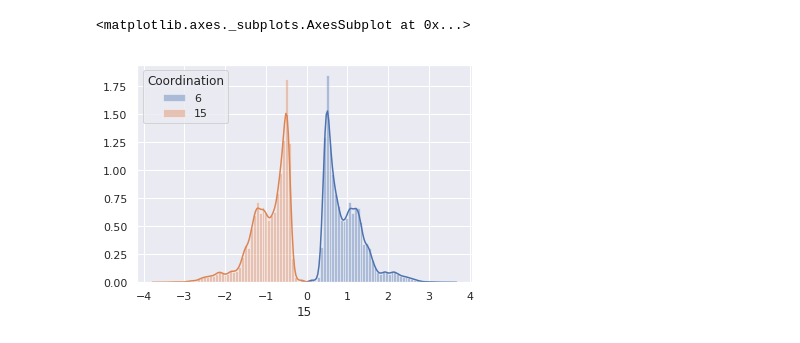
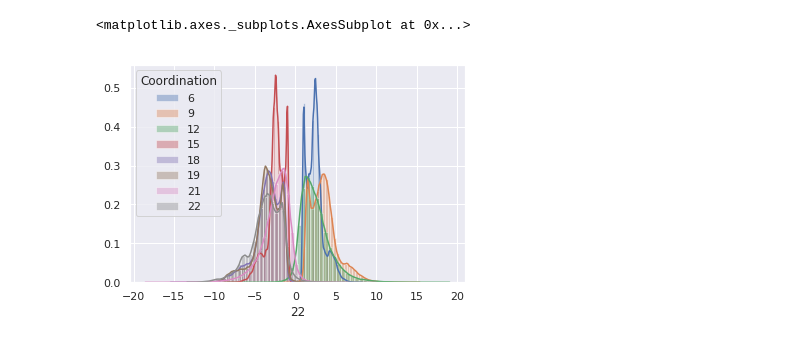
Before and after one commit to ehwa009/Co-Speech_Gesture_Generation, a Jupyter notebook: analysis.ipynb, the cells around one changed output. Drawn from its saved outputs; the diff is of its cells as text; code cells hidden in the pictures.

```diff
--- a/analysis.ipynb
+++ b/analysis.ipynb
@@ -95,8 +94,8 @@ display_joint_dist(p_neck_loc)
 # %%
-display_dist(p_neck_loc, drop=[0,1,18,19,21,22,12,13,9,10,7,16,3,4])
+display_dist(p_neck_loc, drop=[3,4,0,1,13,10,16,7])
 # %% [output]
 <matplotlib.axes._subplots.AxesSubplot at 0x...>
-[figure, old version]
+[figure, new version]
 # %%
 data = torch.load('./processed_data/sh_norm.pickle')
 p_sh_norm = pd.DataFrame(data)
```
Also changed, not shown: parts of 8 cells of this notebook, 14 other files.
